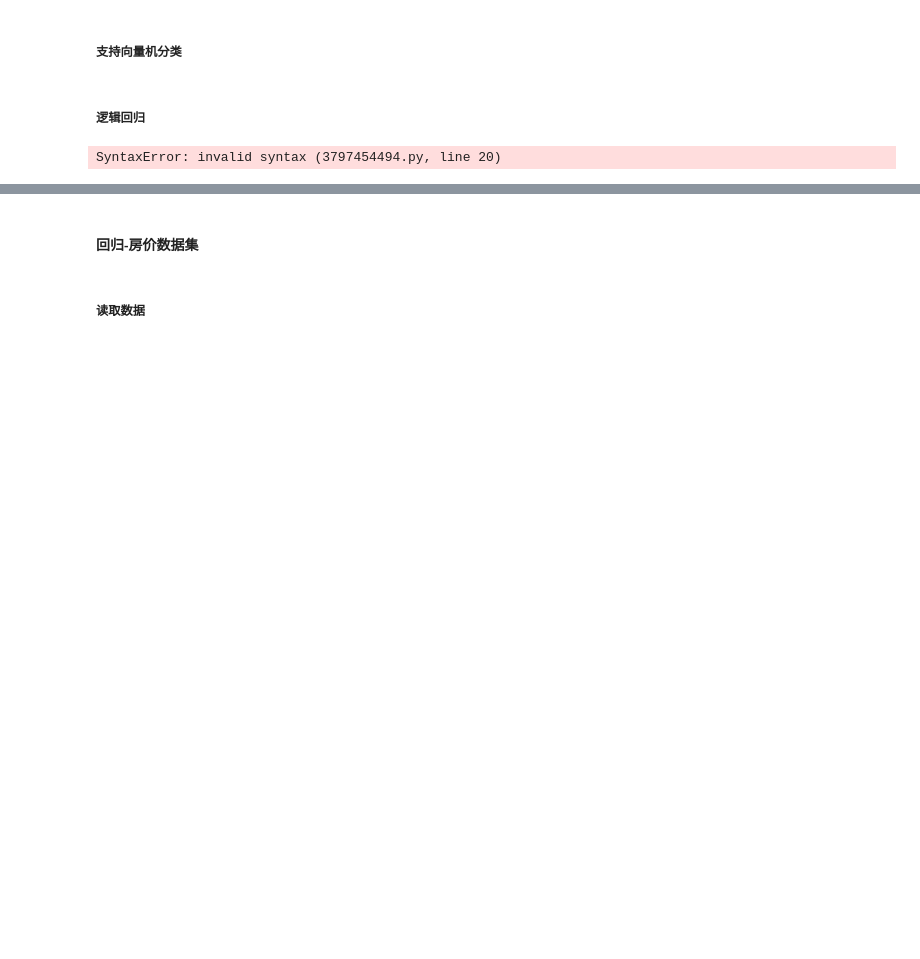
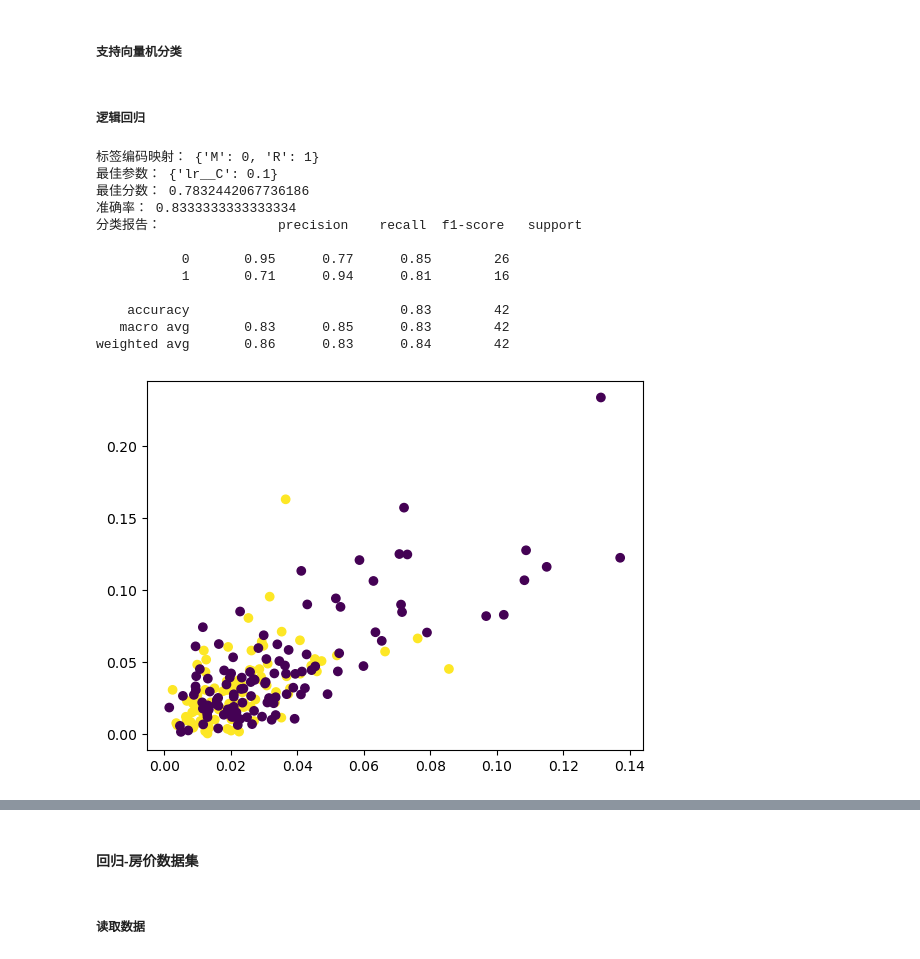
Before and after one commit to yuluochengwen/AI, a Jupyter notebook: 05_第五周/08_18_机器学习_回归分类练习.ipynb, the cells around one changed output, grey strips where cells are left out. Saved outputs shown, nothing was run; the diff lists cells and outputs as text; code cells hidden in the pictures; blank space fills up the shorter version.

```diff
--- a/05_第五周/08_18_机器学习_回归分类练习.ipynb
+++ b/05_第五周/08_18_机器学习_回归分类练习.ipynb
@@ -218,25 +218,62 @@ print("分类报告：", classification_report(y_test, y_pred))
 ##### 逻辑回归
 # %%
 import pandas as pd
-from sklearn.preprocessing import LabelEncoder
+from sklearn.preprocessing import LabelEncoder,StandardScaler
 from sklearn.model_selection import train_test_split, GridSearchCV
 from sklearn.linear_model import LogisticRegression
 from sklearn.metrics import accuracy_score, classification_report
-
+from sklearn.pipeline import Pipeline
 
 # 加载数据
 df = pd.read_csv('data/分类/sonar.all-data.csv', header=None)
+
 
 # 提取特征与标签
 X = df.iloc[:, :-1].values
 y = df.iloc[:, -1].values
 
 # 标签转换为0/1
 le = LabelEncoder()
 y = le.fit_transform(y)
 print("标签编码映射：", dict(zip(le.classes_, le.transform(le.classes_))))
 
+# 绘制数据分布
+import matplotlib.pyplot as plt
+plt.scatter(X[:,0], X[:,1], c=y)
+
 # 划分训练集与测试集
 X_train, X_test, y_train, y_test = train_test_split(X, y, test_size=0.2, random_state=42)
+
+pipe = Pipeline(
+    [
+        ('scaler', StandardScaler()),
+        ('lr', LogisticRegression())
+    ]
+)
+
+# 网格搜索
+param_grid = {'lr__C': [0.1, 1, 10]}
+grid_search = GridSearchCV(pipe, param_grid, cv=5)
+grid_search.fit(X_train, y_train)
+
+print("最佳参数：", grid_search.best_params_)
+print("最佳分数：", grid_search.best_score_)
+
+# 预测与评估
+y_pred = grid_search.predict(X_test)
+print("准确率：", accuracy_score(y_test, y_pred))
+print("分类报告：", classification_report(y_test, y_pred))
 # %% [output]
-SyntaxError: invalid syntax (3797454494.py, line 20)
+标签编码映射： {'M': 0, 'R': 1}
+最佳参数： {'lr__C': 0.1}
+最佳分数： 0.7832442067736186
+准确率： 0.8333333333333334
+分类报告：               precision    recall  f1-score   support
+
+           0       0.95      0.77      0.85        26
+           1       0.71      0.94      0.81        16
+
+    accuracy                           0.83        42
+   macro avg       0.83      0.85      0.83        42
+weighted avg       0.86      0.83      0.84        42
+[figure, added]
```
Also changed, not shown: parts of 2 cells of this notebook, 12 other files.
